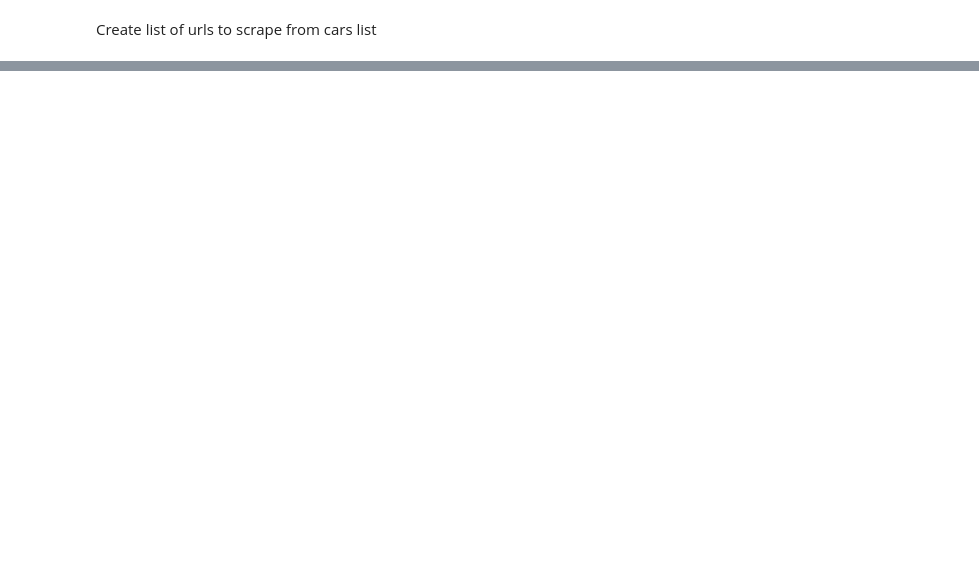
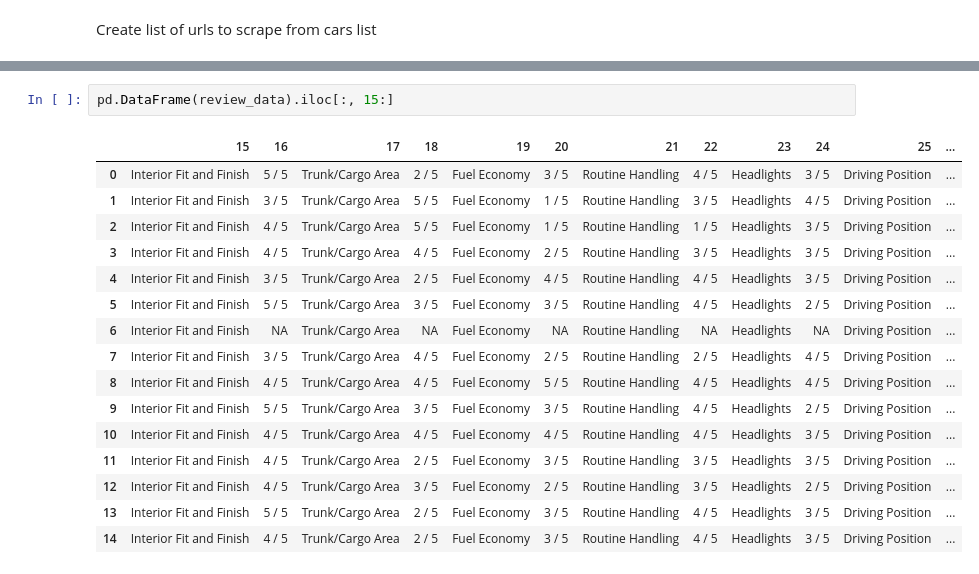
Before and after one commit to blantj/Auto_Sales_Regression, a Jupyter notebook: Webscrape.ipynb, the cells around one changed output, grey strips where cells are left out. Cells and saved outputs as stored; diff of their text form; blank space fills up the shorter version.

```diff
--- a/Webscrape.ipynb
+++ b/Webscrape.ipynb
@@ -179,0 +207,19 @@ data_2
+# %%
+pd.DataFrame(review_data).iloc[:, 15:]
+# %% [output]
+|  | 15 | 16 | 17 | 18 | 19 | 20 | 21 | 22 | 23 | 24 | 25 | ... |
+| 0 | Interior Fit and Finish | 5 / 5 | Trunk/Cargo Area | 2 / 5 | Fuel Economy | 3 / 5 | Routine Handling | 4 / 5 | Headlights | 3 / 5 | Driving Position | ... |
+| 1 | Interior Fit and Finish | 3 / 5 | Trunk/Cargo Area | 5 / 5 | Fuel Economy | 1 / 5 | Routine Handling | 3 / 5 | Headlights | 4 / 5 | Driving Position | ... |
+| 2 | Interior Fit and Finish | 4 / 5 | Trunk/Cargo Area | 5 / 5 | Fuel Economy | 1 / 5 | Routine Handling | 1 / 5 | Headlights | 3 / 5 | Driving Position | ... |
+| 3 | Interior Fit and Finish | 4 / 5 | Trunk/Cargo Area | 4 / 5 | Fuel Economy | 2 / 5 | Routine Handling | 3 / 5 | Headlights | 3 / 5 | Driving Position | ... |
+| 4 | Interior Fit and Finish | 3 / 5 | Trunk/Cargo Area | 2 / 5 | Fuel Economy | 4 / 5 | Routine Handling | 4 / 5 | Headlights | 3 / 5 | Driving Position | ... |
+| 5 | Interior Fit and Finish | 5 / 5 | Trunk/Cargo Area | 3 / 5 | Fuel Economy | 3 / 5 | Routine Handling | 4 / 5 | Headlights | 2 / 5 | Driving Position | ... |
+| 6 | Interior Fit and Finish | NA | Trunk/Cargo Area | NA | Fuel Economy | NA | Routine Handling | NA | Headlights | NA | Driving Position | ... |
+| 7 | Interior Fit and Finish | 3 / 5 | Trunk/Cargo Area | 4 / 5 | Fuel Economy | 2 / 5 | Routine Handling | 2 / 5 | Headlights | 4 / 5 | Driving Position | ... |
+| 8 | Interior Fit and Finish | 4 / 5 | Trunk/Cargo Area | 4 / 5 | Fuel Economy | 5 / 5 | Routine Handling | 4 / 5 | Headlights | 4 / 5 | Driving Position | ... |
+| 9 | Interior Fit and Finish | 5 / 5 | Trunk/Cargo Area | 3 / 5 | Fuel Economy | 3 / 5 | Routine Handling | 4 / 5 | Headlights | 2 / 5 | Driving Position | ... |
+| 10 | Interior Fit and Finish | 4 / 5 | Trunk/Cargo Area | 4 / 5 | Fuel Economy | 4 / 5 | Routine Handling | 4 / 5 | Headlights | 3 / 5 | Driving Position | ... |
+| 11 | Interior Fit and Finish | 4 / 5 | Trunk/Cargo Area | 2 / 5 | Fuel Economy | 3 / 5 | Routine Handling | 3 / 5 | Headlights | 3 / 5 | Driving Position | ... |
+| 12 | Interior Fit and Finish | 4 / 5 | Trunk/Cargo Area | 3 / 5 | Fuel Economy | 2 / 5 | Routine Handling | 3 / 5 | Headlights | 2 / 5 | Driving Position | ... |
+| 13 | Interior Fit and Finish | 5 / 5 | Trunk/Cargo Area | 2 / 5 | Fuel Economy | 3 / 5 | Routine Handling | 4 / 5 | Headlights | 3 / 5 | Driving Position | ... |
+| 14 | Interior Fit and Finish | 4 / 5 | Trunk/Cargo Area | 2 / 5 | Fuel Economy | 3 / 5 | Routine Handling | 4 / 5 | Headlights | 3 / 5 | Driving Position | ... |
```
Also changed, not shown: parts of 12 cells of this notebook.
